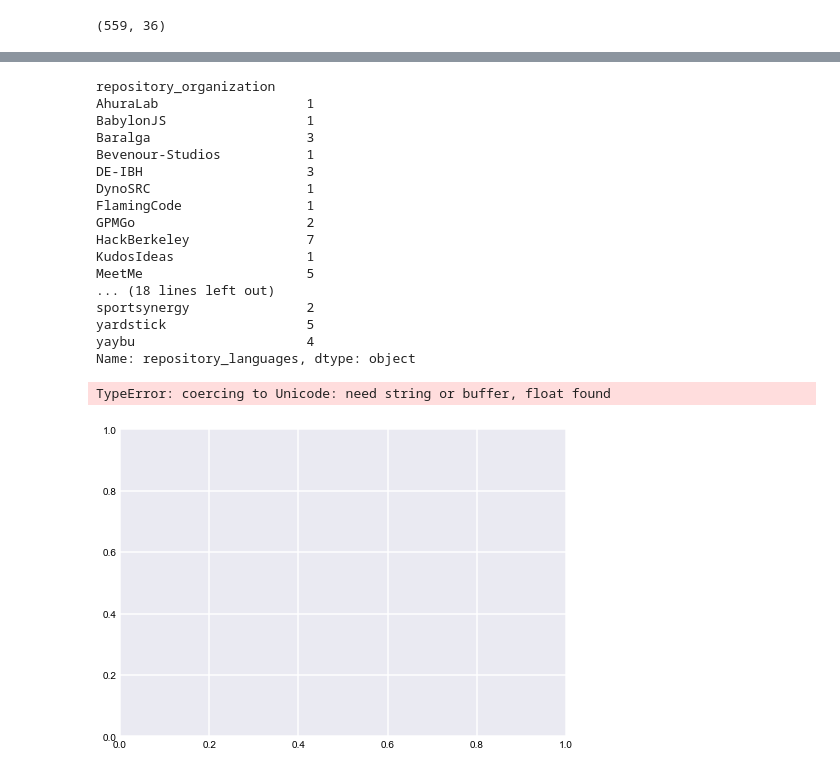
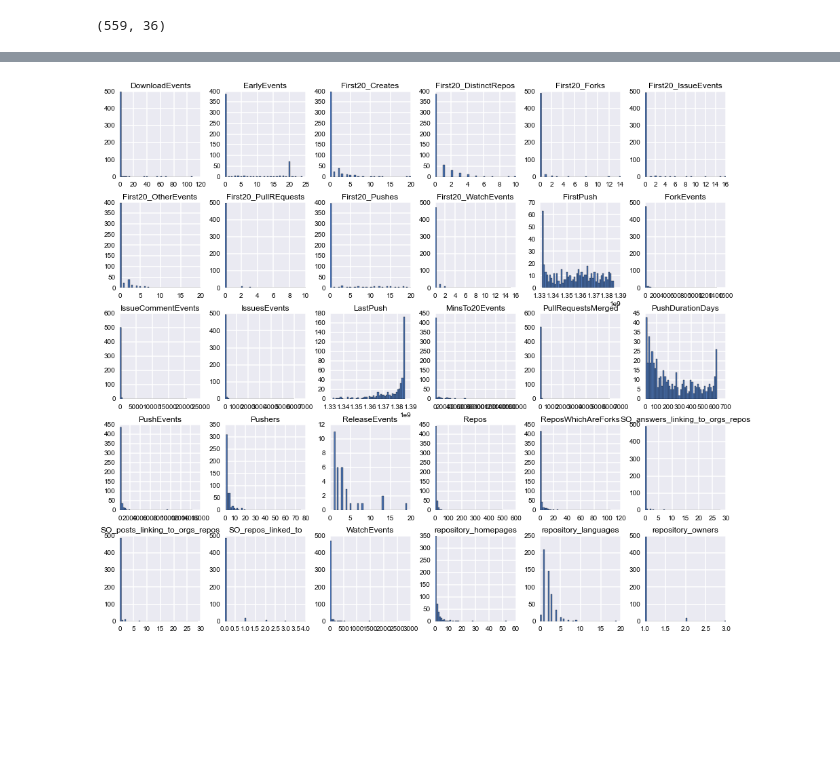
Before and after one commit to metacommunities/metacommunities, a Jupyter notebook: adrian/Github_classify_org.ipynb, the cells around one changed output, grey strips where cells are left out. Drawn from its saved outputs; the diff is of its cells as text; code cells hidden in the pictures; blank space fills up the shorter version.

```diff
--- a/adrian/Github_classify_org.ipynb
+++ b/adrian/Github_classify_org.ipynb
@@ -146,31 +174,11 @@ org_full_training_df.iloc[:,2:35].describe()
-# %%
-import pandas.tools.rplot as rplot
-orgs = org_full_training_df.dropna()
-orgs.repository_languages
-# %% [output]
-repository_organization
-AhuraLab                   1
-BabylonJS                  1
-Baralga                    3
-Bevenour-Studios           1
-DE-IBH                     3
-DynoSRC                    1
-FlamingCode                1
-GPMGo                      2
-HackBerkeley               7
-KudosIdeas                 1
-MeetMe                     5
-... (18 lines left out)
-sportsynergy               2
-yardstick                  5
-yaybu                      4
-Name: repository_languages, dtype: object
-# %%
-pl =  plt.figure()
-plot = rplot.RPlot(orgs, x='PushEvents', y='Pushers')
-# plot.add(rplot.TrellisGrid(['type', 'repository_languages']))
-plot.add(rplot.GeomHistogram())
-plot.render(plt.gcf())
-# %% [output]
-TypeError: coercing to Unicode: need string or buffer, float found
-[figure, removed]
+# %%
+# drop the 'junk' organisations?
+# org_full_training_df = org_full_training_df.ix[org_full_training_df['type'] > 0 ]
+org_full_training_df = org_full_training_df.ix[org_full_training_df['type'] > 0]
+# %%
+
+# data exploration
+res=org_full_training_df.icol([1,2,3,4,5, 6,7,8,9,10,11,12,13, 14, 15, 16, 18, 19, 20,
+                               21, 25, 26, 27, 28, 29, 30, 31, 32, 33, 34]).hist(bins=50, figsize=(16,14))
+# %% [output]
+[figure, added]
```
Also changed, not shown: parts of 31 cells of this notebook, 1 other file.
